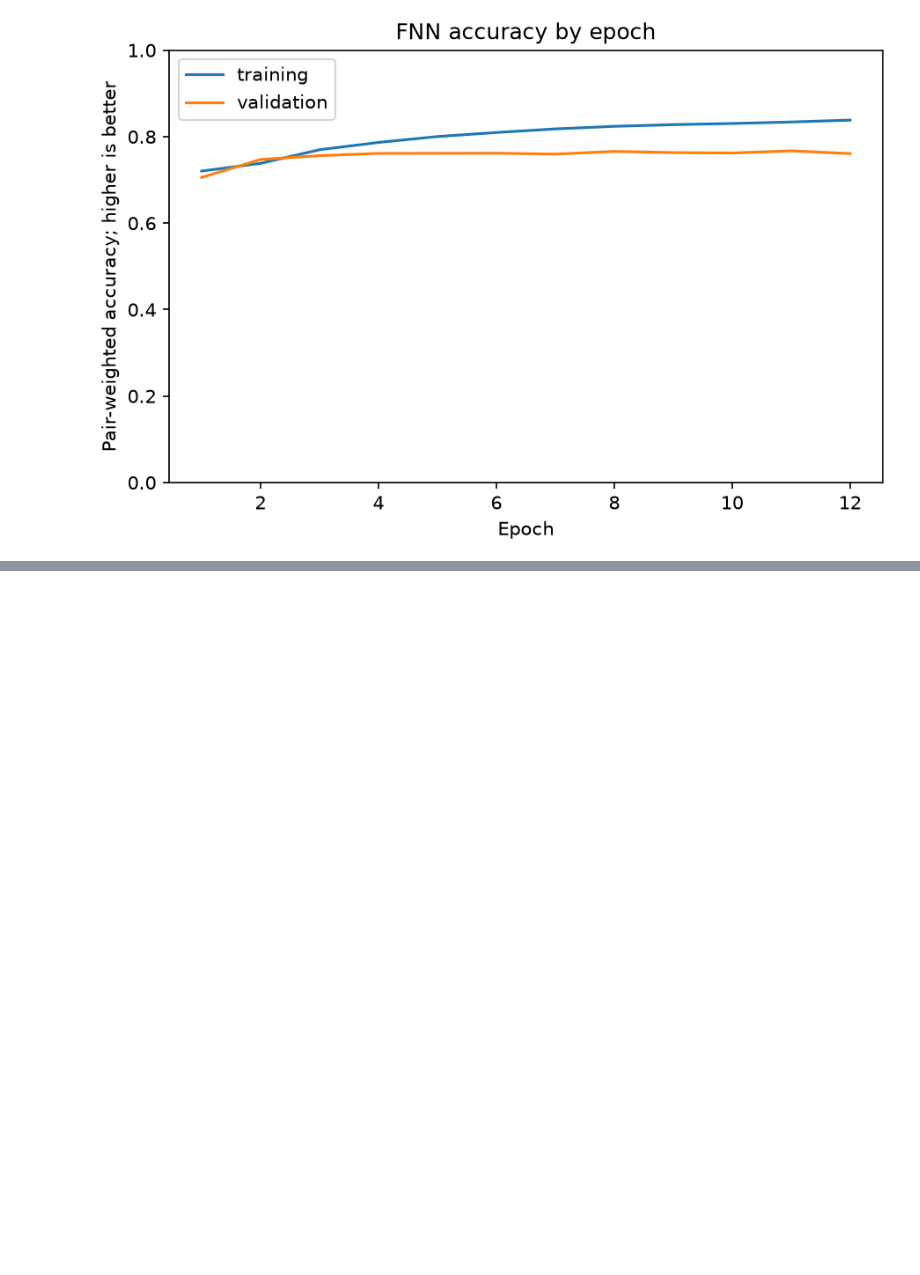
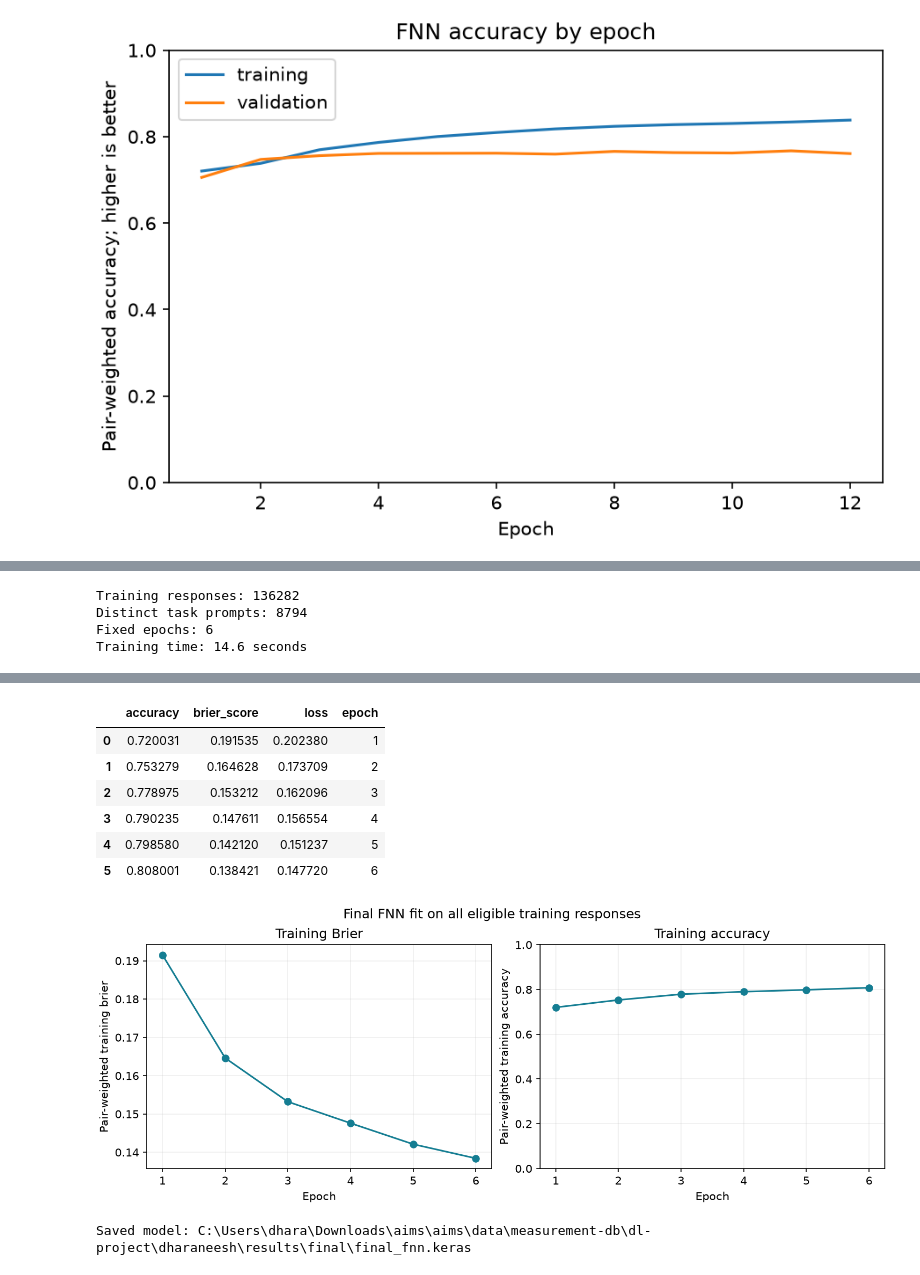
Before and after one commit to stevenwoodrum/dl-project, a Jupyter notebook: dharaneesh/Approach1_Experiments.ipynb, the cells around one changed output, grey strips where cells are left out. Cells and saved outputs as stored; diff of their text form; code cells hidden in the pictures; blank space fills up the shorter version.

```diff
--- a/dharaneesh/Approach1_Experiments.ipynb
+++ b/dharaneesh/Approach1_Experiments.ipynb
@@ -39,8 +39,10 @@ Training uses the binary responses from Multi-SWE-Bench, REAL, ResearchCodeBench
 # %%
 if RUN_NEW_TRAINING:
     from dharaneesh.experiments import train_fnn_submission
-    run_dir = train_fnn_submission(DATA_DIR, RUN_NAME, LOSS, EPOCHS, SEED, ENCODER_DIR)
+    run_dir = train_fnn_submission(
+        DATA_DIR, RUN_NAME, LOSS, EPOCHS, SEED, ENCODER_DIR, publish=False
+    )
 else:
     run_dir = REPO / 'dharaneesh/results'
-    print('Displaying the recorded FNN run; training is not being repeated.')
+    print('Displaying the recorded prompt-split experiment.')
 # %% [output]
@@ -105,0 +177,33 @@ Validation rows: 26977
+# %%
+RUN_FINAL_TRAINING = False
+FINAL_RUN_NAME = 'fnn_final_all_binary_20261019_01'
+
+if RUN_FINAL_TRAINING:
+    from dharaneesh.experiments import refit_fnn_submission
+    refit_fnn_submission(
+        DATA_DIR, FINAL_RUN_NAME, lobo_summary_path=lobo_dir / 'summary.json',
+        seed=SEED, encoder_dir=ENCODER_DIR
+    )
+
+final_dir = REPO / 'dharaneesh/results/final'
+final_summary = json.loads((final_dir / 'summary.json').read_text())
+final_history = pd.read_csv(final_dir / 'history.csv')
+assert final_summary['config']['refit_on_all_public']
+assert final_summary['validation_rows'] == 0
+print('Training responses:', final_summary['training_rows'])
+print('Distinct task prompts:', final_summary['training_prompts'])
+print('Fixed epochs:', final_summary['epochs_completed'])
+print('Training time:', round(final_summary['training_seconds'], 1), 'seconds')
+# %% [output]
+Training responses: 136282
+Distinct task prompts: 8794
+Fixed epochs: 6
+Training time: 14.6 seconds
+# %%
+for row in final_history.to_dict('records'):
+    print(f"Epoch {int(row['epoch'])}: training Brier={row['brier_score']:.4f}, "
+          f"training accuracy={row['accuracy']:.4f}")
+display(final_history)
+display(Image(filename=str(final_dir / 'training.png')))
+print('Saved model:', final_dir / 'final_fnn.keras')
+# %% [output]
@@ -106 +216,10 @@ Validation rows: 26977
+|  | accuracy | brier_score | loss | epoch |
+| 0 | 0.720031 | 0.191535 | 0.202380 | 1 |
+| 1 | 0.753279 | 0.164628 | 0.173709 | 2 |
+| 2 | 0.778975 | 0.153212 | 0.162096 | 3 |
+| 3 | 0.790235 | 0.147611 | 0.156554 | 4 |
+| 4 | 0.798580 | 0.142120 | 0.151237 | 5 |
+| 5 | 0.808001 | 0.138421 | 0.147720 | 6 |
+[figure, added]
+Saved model: C:\Users\dhara\Downloads\aims\aims\data\measurement-db\dl-project\dharaneesh\results\final\final_fnn.keras
 # %% [markdown]
```
Also changed, not shown: parts of 13 cells of this notebook, 24 other files.
